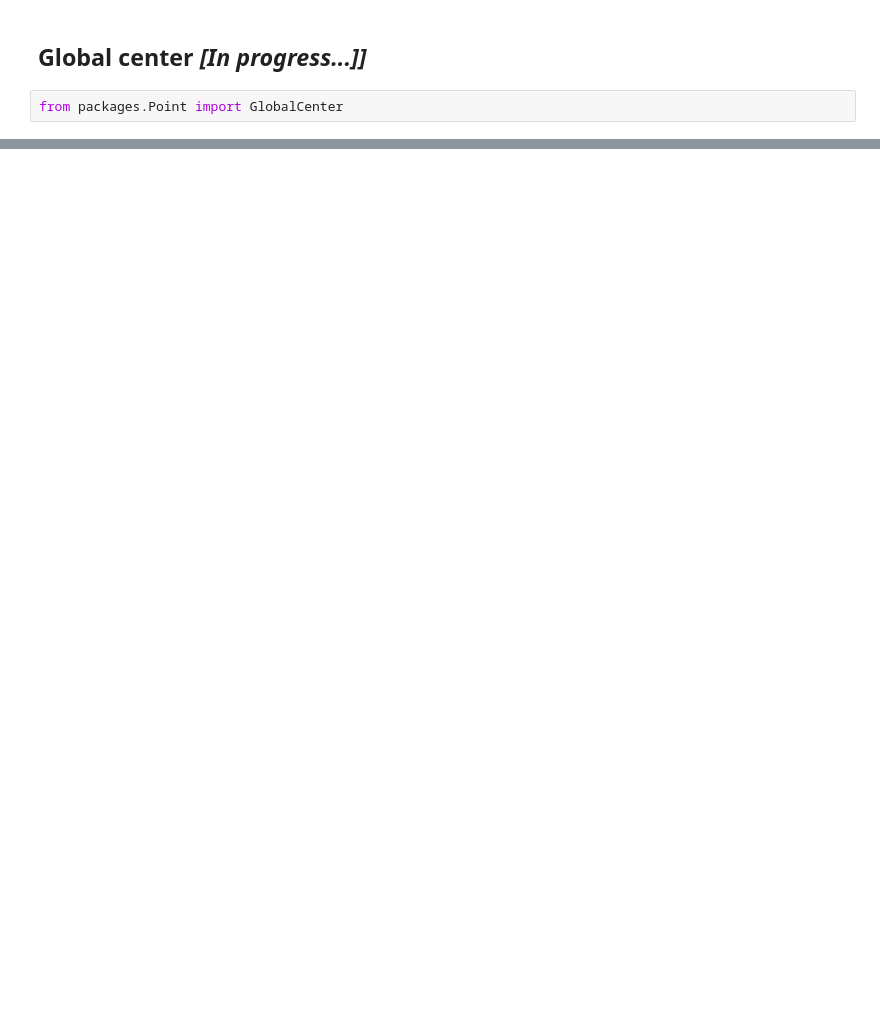
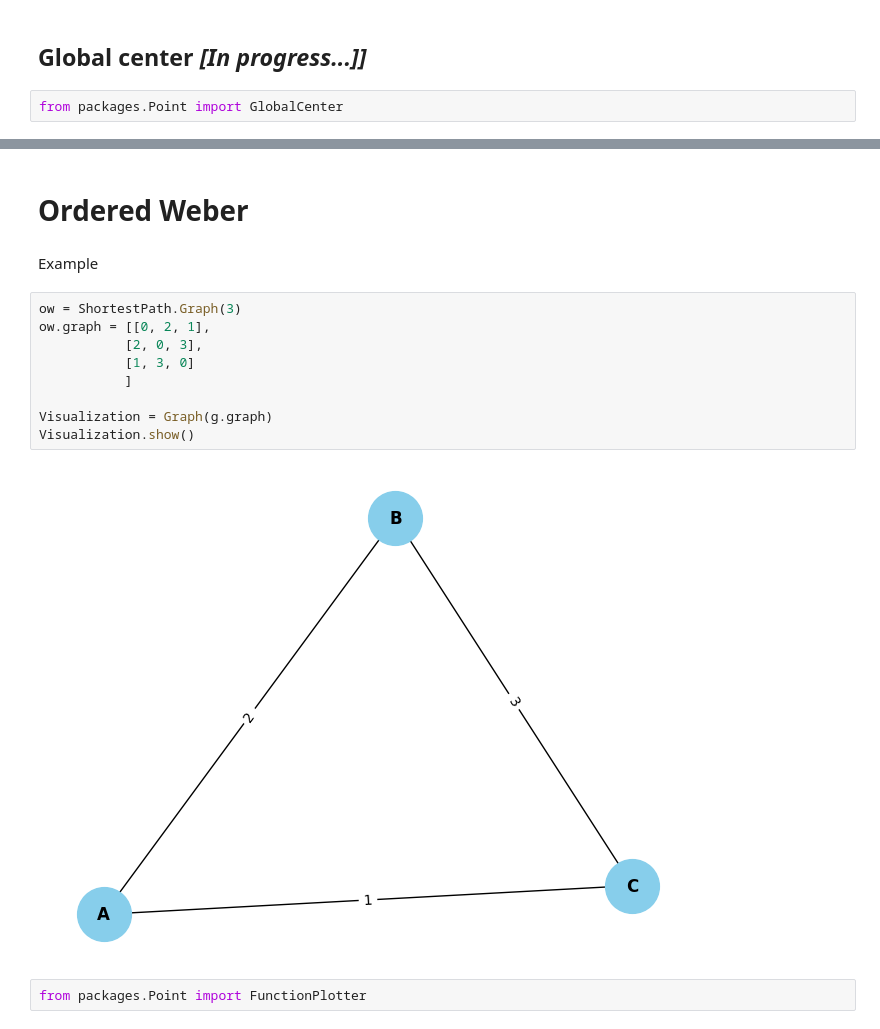
Before and after one commit to Bancie/thuhoach.nckh, a Jupyter notebook: ipynb/location/Single Center Problem in Location Optimization: Model and Implementation with Python.ipynb, the cells around one changed output, grey strips where cells are left out. Drawn from its saved outputs; the diff is of its cells as text; blank space fills up the shorter version.

```diff
--- a/ipynb/location/Single Center Problem in Location Optimization: Model and Implementation with Python.ipynb
+++ b/ipynb/location/Single Center Problem in Location Optimization: Model and Implementation with Python.ipynb
@@ -295,0 +292,17 @@ rs.GlobalSearch()
+# %% [markdown]
+# Ordered Weber
+# %% [markdown]
+Example
+# %%
+ow = ShortestPath.Graph(3)
+ow.graph = [[0, 2, 1],
+           [2, 0, 3],
+           [1, 3, 0]
+           ]
+
+Visualization = Graph(g.graph)
+Visualization.show()
+# %% [output]
+[figure, added]
+# %%
+from packages.Point import FunctionPlotter
```
Also changed, not shown: parts of 28 cells of this notebook.
